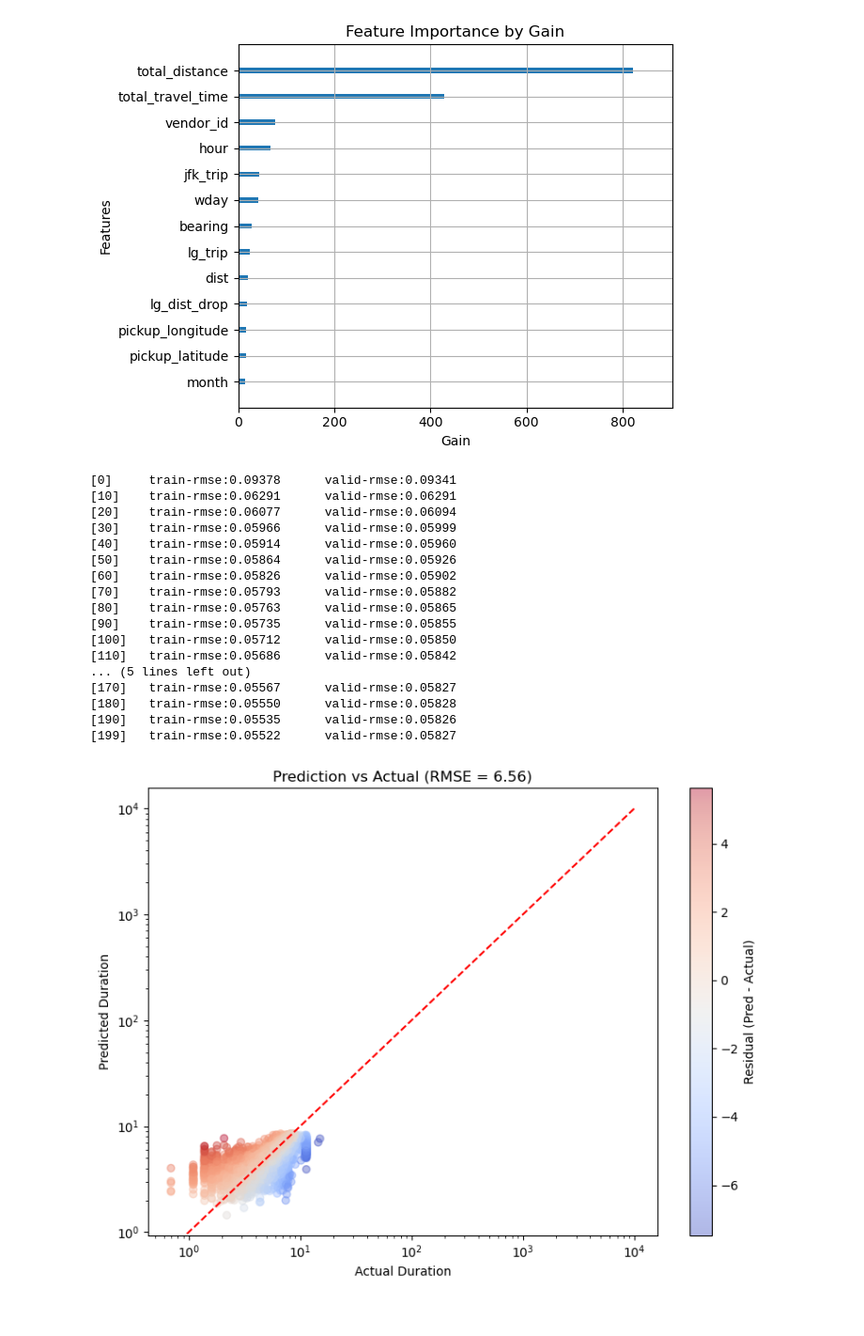
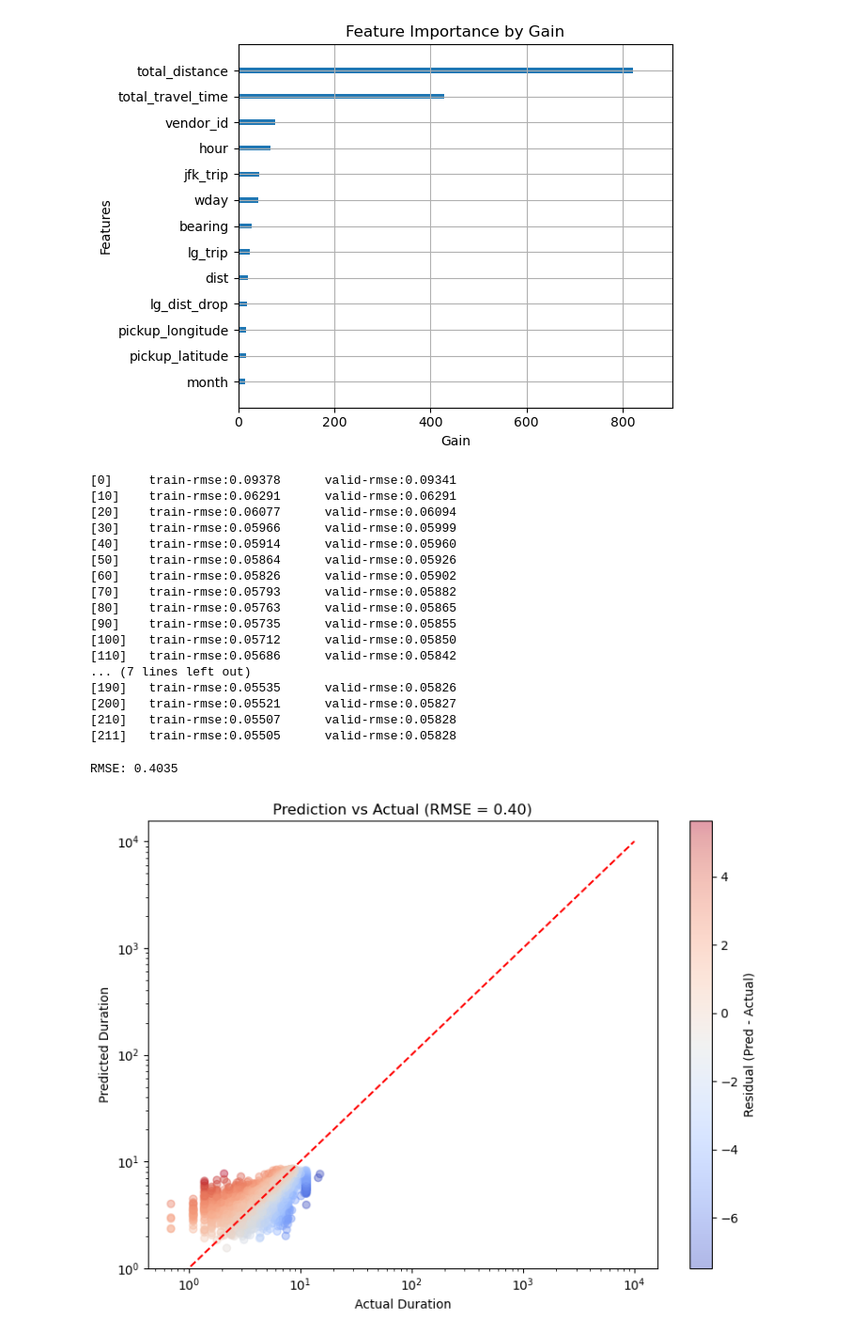
Before and after one commit to asa-eve/New-York-City-Taxi-Trip-Duration, a Jupyter notebook: ModelTraining_Tuning.ipynb, the cells around one changed output. Shown at 94% size. Saved outputs shown, nothing was run; the diff lists cells and outputs as text; code cells hidden in the pictures.

```diff
--- a/ModelTraining_Tuning.ipynb
+++ b/ModelTraining_Tuning.ipynb
@@ -576,7 +576,7 @@ watchlist = [(dtrain, "train"), (dvalid, "valid")]
 gb_dt = xgb.train(
     params=xgb_params,
     dtrain=dtrain,
-    num_boost_round=200,
+    num_boost_round=350,
     evals=watchlist,
     early_stopping_rounds=20,
     verbose_eval=10
@@ -667,7 +669,7 @@ watchlist = [(dtrain, "train"), (dvalid, "valid")]
 gb_dt = xgb.train(
     params=xgb_params,
     dtrain=dtrain,
-    num_boost_round=200,
+    num_boost_round=350,
     evals=watchlist,
     early_stopping_rounds=20,
     verbose_eval=10
@@ -695,30 +697,32 @@ xgb_cv = xgb.cv(
 [90]    train-rmse:0.05735      valid-rmse:0.05855
 [100]   train-rmse:0.05712      valid-rmse:0.05850
 [110]   train-rmse:0.05686      valid-rmse:0.05842
-... (5 lines left out)
-[170]   train-rmse:0.05567      valid-rmse:0.05827
-[180]   train-rmse:0.05550      valid-rmse:0.05828
+... (7 lines left out)
 [190]   train-rmse:0.05535      valid-rmse:0.05826
-[199]   train-rmse:0.05522      valid-rmse:0.05827
+[200]   train-rmse:0.05521      valid-rmse:0.05827
+[210]   train-rmse:0.05507      valid-rmse:0.05828
+[211]   train-rmse:0.05505      valid-rmse:0.05828
 # %%
 from sklearn.metrics import mean_squared_error
 
 actual = valid["trip_duration"]
 pred = np.expm1(gb_dt.predict(dvalid))
 residual = pred - actual
-rmse = np.sqrt(mean_squared_error(actual, residual))
+rmse = np.sqrt(mean_squared_error(actual, pred))
+print(f"RMSE: {rmse:.4f}")
 
 plt.figure(figsize=(8, 6))
 plt.scatter(actual, pred, c=residual, cmap='coolwarm', alpha=0.4)
 plt.plot([0, 10000], [0, 10000], color='red', linestyle='--')
 plt.colorbar(label="Residual (Pred - Actual)")
 plt.xlabel("Actual Duration")
 plt.ylabel("Predicted Duration")
 plt.title("Prediction vs Actual with Residuals")
 plt.xscale('log')
 plt.yscale('log')
 plt.tight_layout()
 plt.title(f"Prediction vs Actual (RMSE = {rmse:.2f})")
 plt.show()
 # %% [output]
+RMSE: 0.4035
-[figure, old version]
+[figure, new version]
```
Also changed, not shown: parts of 2 cells of this notebook.
